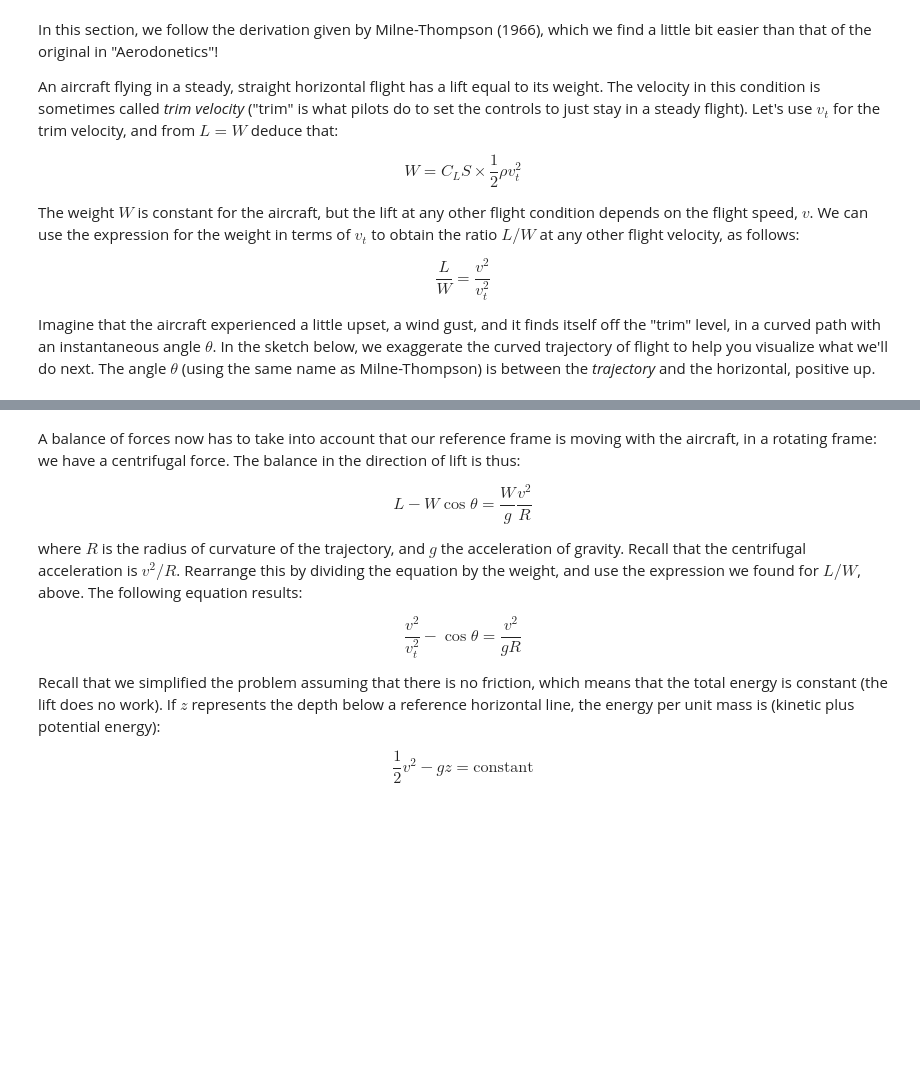
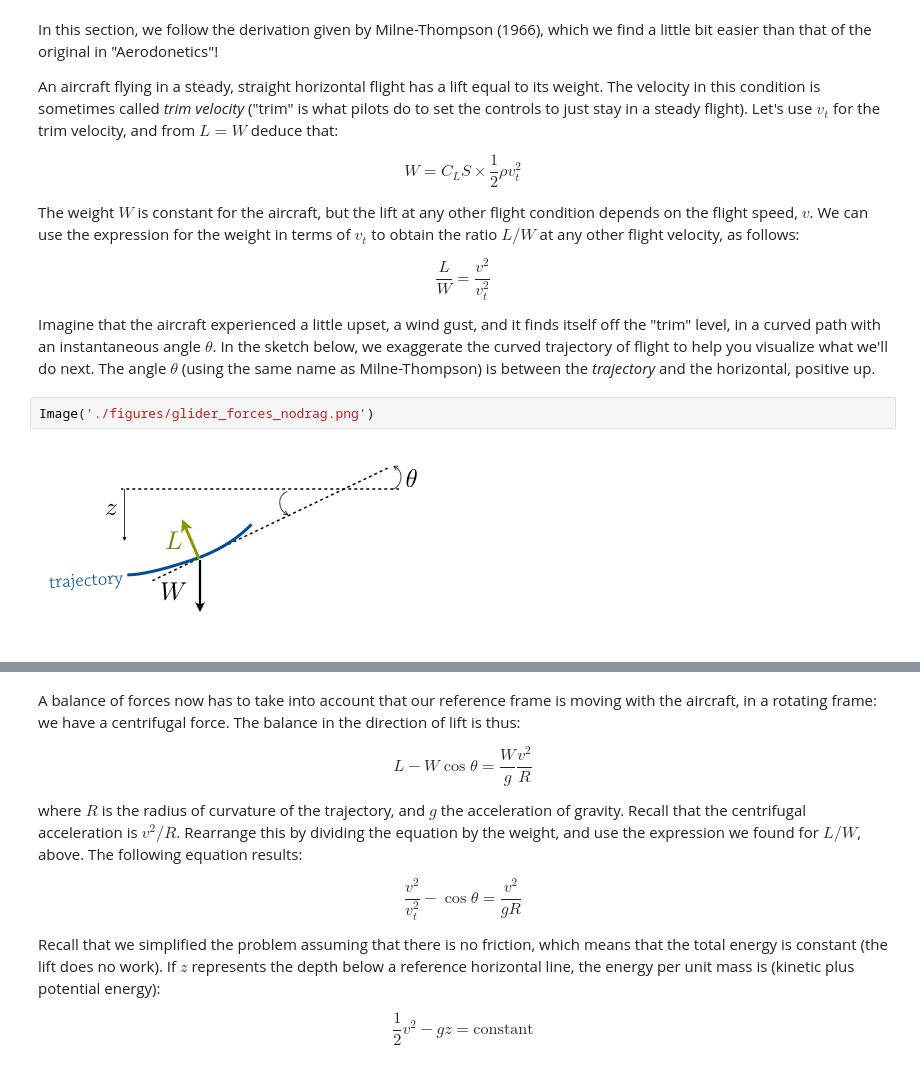
Before and after one commit to sidrahahmedAppliedMath/numerical-mooc, a Jupyter notebook: lessons/01_phugoid/01_01_Phugoid_Theory.ipynb, the cells around one changed output, grey strips where cells are left out. Cells and saved outputs as stored; diff of their text form; blank space fills up the shorter version.

```diff
--- a/lessons/01_phugoid/01_01_Phugoid_Theory.ipynb
+++ b/lessons/01_phugoid/01_01_Phugoid_Theory.ipynb
@@ -90,4 +99,8 @@ $$\begin{equation}
 \end{equation}$$
 
 Imagine that the aircraft experienced a little upset, a wind gust, and it finds itself off the "trim" level, in a curved path with an instantaneous angle $\theta$. In the sketch below, we exaggerate the curved trajectory of flight to help you visualize what we'll do next. The angle $\theta$ (using the same name as Milne-Thompson) is between the _trajectory_ and the horizontal, positive up.
+# %%
+Image('./figures/glider_forces_nodrag.png')
+# %% [output]
+[figure, added]
 # %% [markdown]
```
Also changed, not shown: parts of 11 cells of this notebook.
